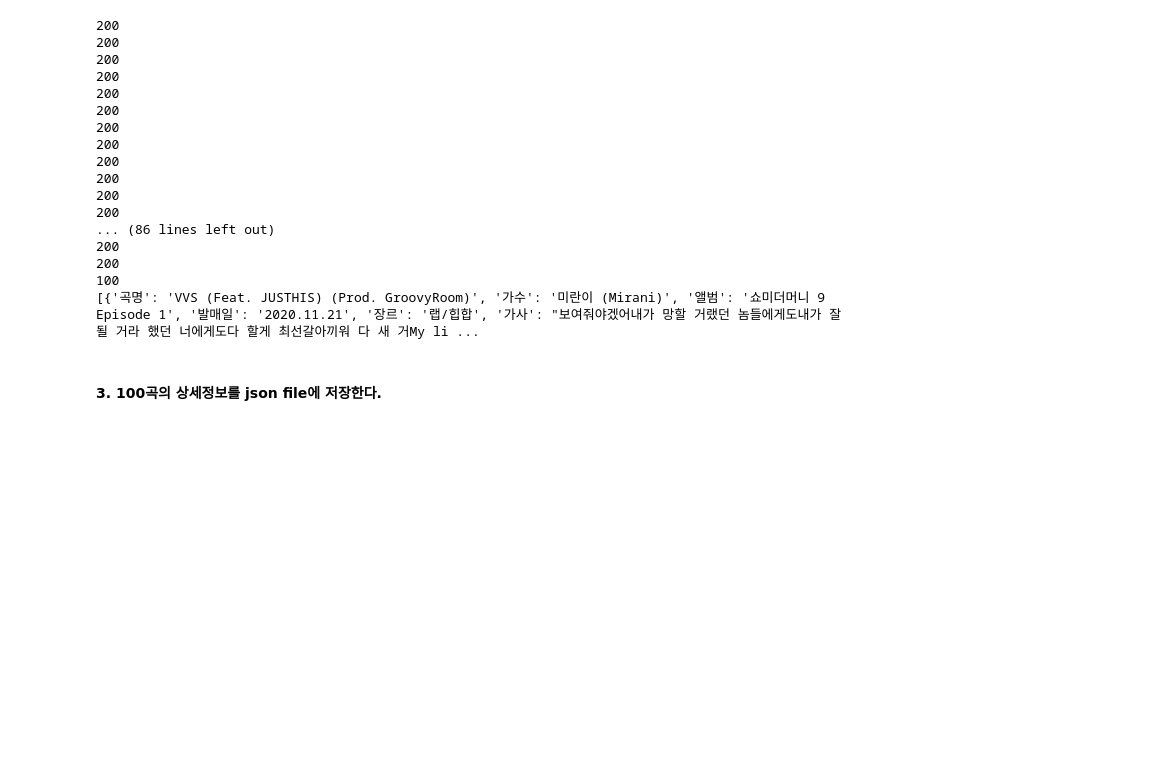
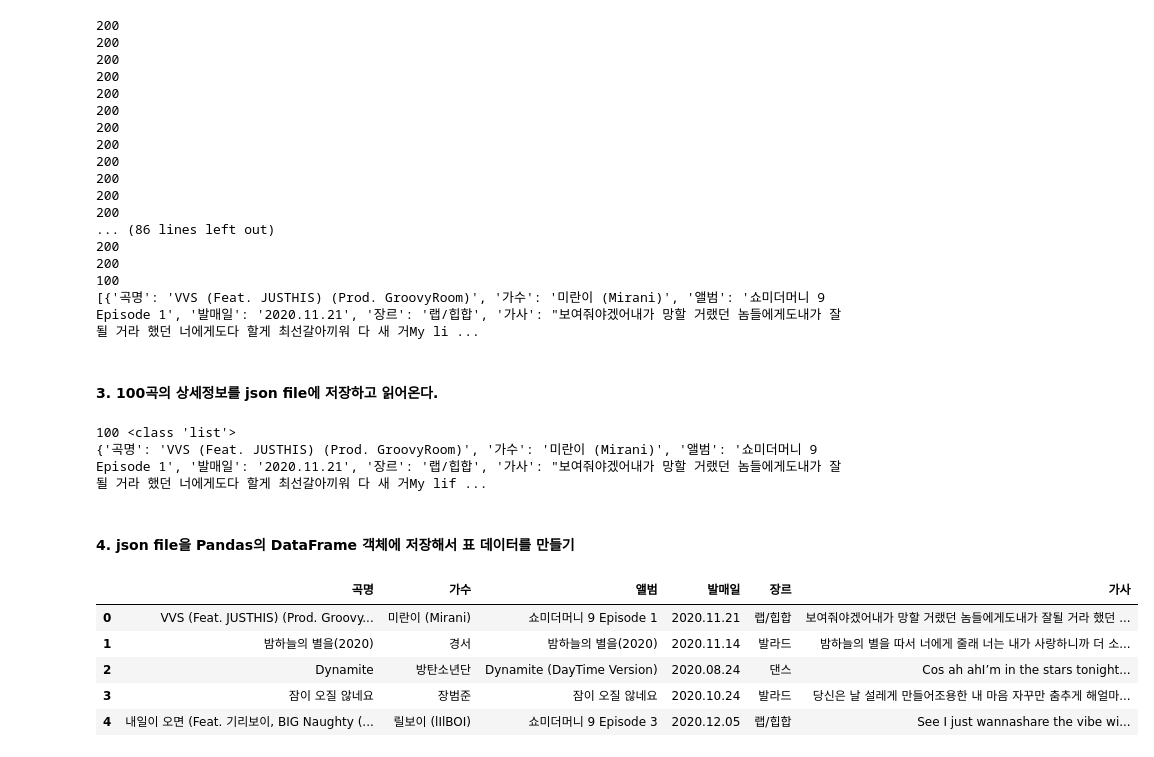
Before and after one commit to vega2k/webscraping_datascience, a Jupyter notebook: 3.멜론100Chart_수집_분석_저장.ipynb, the cells around one changed output. Cells and saved outputs as stored; diff of their text form; code cells hidden in the pictures; blank space fills up the shorter version.

```diff
--- a/3.멜론100Chart_수집_분석_저장.ipynb
+++ b/3.멜론100Chart_수집_분석_저장.ipynb
@@ -156,9 +156,43 @@ print(song_detail_list[0:3])
 100
 [{'곡명': 'VVS (Feat. JUSTHIS) (Prod. GroovyRoom)', '가수': '미란이 (Mirani)', '앨범': '쇼미더머니 9 Episode 1', '발매일': '2020.11.21', '장르': '랩/힙합', '가사': "보여줘야겠어내가 망할 거랬던 놈들에게도내가 잘될 거라 했던 너에게도다 할게 최선갈아끼워 다 새 거My li ...
 # %% [markdown]
-#### 3. 100곡의 상세정보를 json file에 저장한다.
+#### 3. 100곡의 상세정보를 json file에 저장하고 읽어온다.
 # %%
 import json
 
 with open('data/songs.json', 'w', encoding='utf-8') as file:
     json.dump(song_detail_list, file)
+# %%
+with open('data/songs.json','r',encoding='utf-8') as file:
+    contents = file.read()
+    songs_json = json.loads(contents)
+
+print(len(songs_json), type(songs_json))
+# [{},{},{}]
+#print(songs_json[0])
+# %% [output]
+100 <class 'list'>
+{'곡명': 'VVS (Feat. JUSTHIS) (Prod. GroovyRoom)', '가수': '미란이 (Mirani)', '앨범': '쇼미더머니 9 Episode 1', '발매일': '2020.11.21', '장르': '랩/힙합', '가사': "보여줘야겠어내가 망할 거랬던 놈들에게도내가 잘될 거라 했던 너에게도다 할게 최선갈아끼워 다 새 거My lif ...
+# %% [markdown]
+#### 4. json file을 Pandas의 DataFrame 객체에 저장해서 표 데이터를 만들기
+# %%
+import pandas as pd
+
+#DataFrame 객체생성
+song_df = pd.DataFrame(columns=['곡명','가수','앨범','발매일','장르','가사'])
+#song_df
+
+for song in songs_json:
+    # dict객체를 Series 객체에 저장
+    series_obj = pd.Series(song)
+    # Series 객체를 DataFrame 객체에 append 합니다.
+    song_df = song_df.append(series_obj, ignore_index=True)
+
+song_df.head()
+# %% [output]
+|  | 곡명 | 가수 | 앨범 | 발매일 | 장르 | 가사 |
+| 0 | VVS (Feat. JUSTHIS) (Prod. Groovy... | 미란이 (Mirani) | 쇼미더머니 9 Episode 1 | 2020.11.21 | 랩/힙합 | 보여줘야겠어내가 망할 거랬던 놈들에게도내가 잘될 거라 했던 ... |
+| 1 | 밤하늘의 별을(2020) | 경서 | 밤하늘의 별을(2020) | 2020.11.14 | 발라드 | 밤하늘의 별을 따서 너에게 줄래 너는 내가 사랑하니까 더 소... |
+| 2 | Dynamite | 방탄소년단 | Dynamite (DayTime Version) | 2020.08.24 | 댄스 | Cos ah ahI’m in the stars tonight... |
+| 3 | 잠이 오질 않네요 | 장범준 | 잠이 오질 않네요 | 2020.10.24 | 발라드 | 당신은 날 설레게 만들어조용한 내 마음 자꾸만 춤추게 해얼마... |
+| 4 | 내일이 오면 (Feat. 기리보이, BIG Naughty (... | 릴보이 (lIlBOI) | 쇼미더머니 9 Episode 3 | 2020.12.05 | 랩/힙합 | See I just wannashare the vibe wi... |
```
Also changed, not shown: parts of 10 cells of this notebook.
